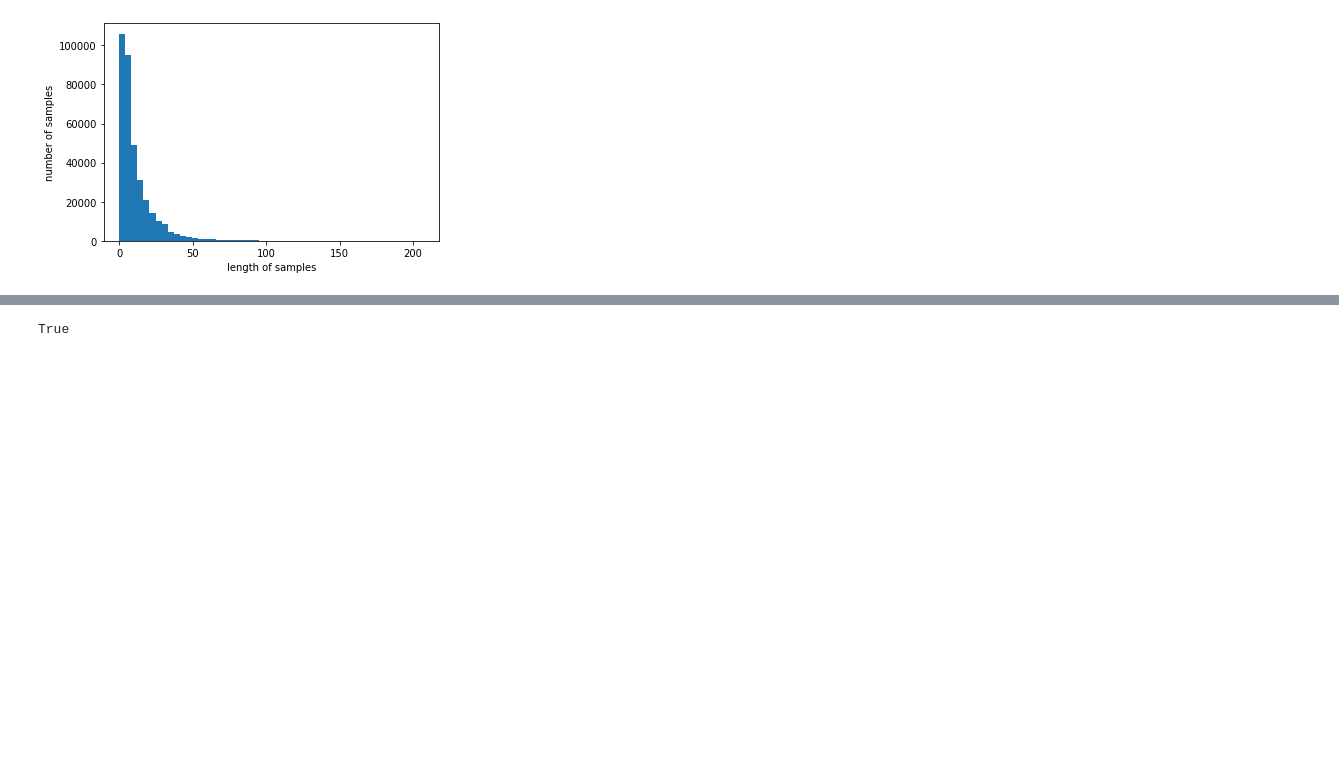
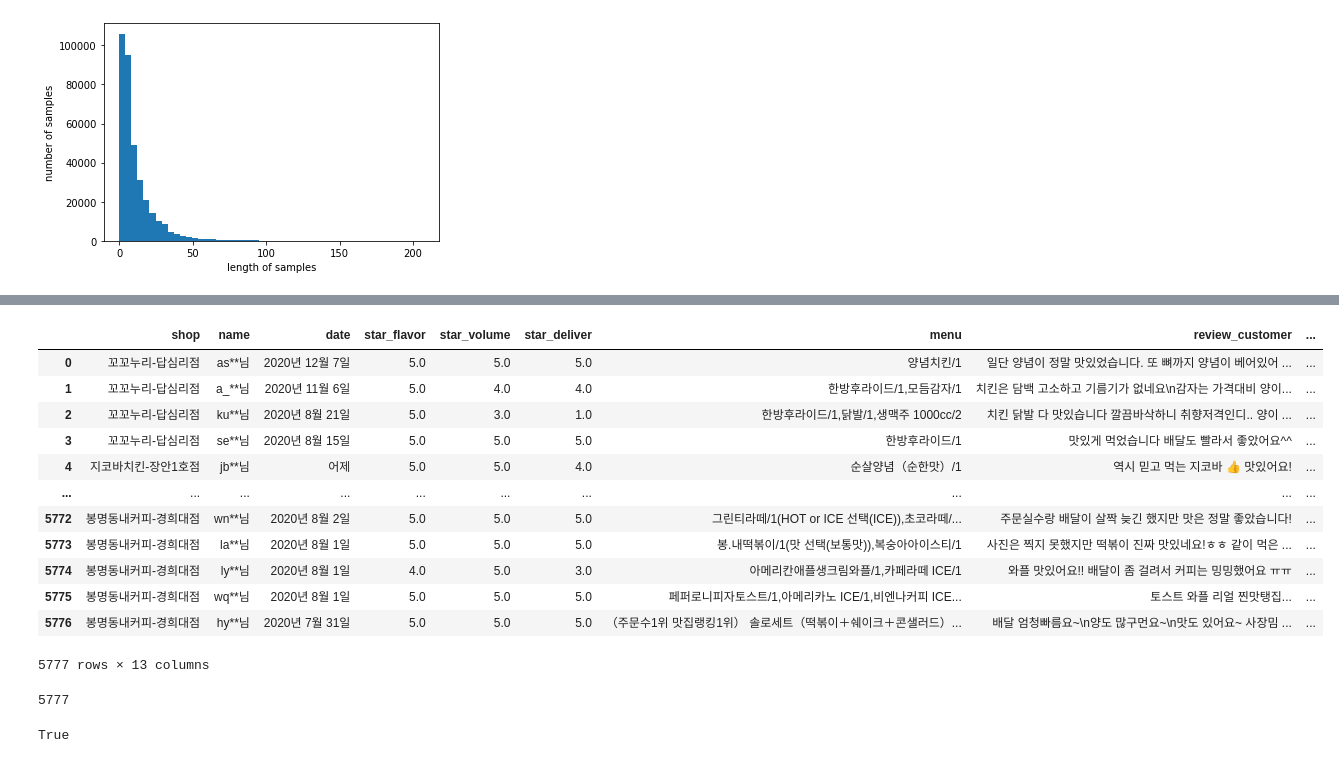
Before and after one commit to ckdrjs96/yogiyo, a Jupyter notebook: Untitled2.ipynb, the cells around one changed output, grey strips where cells are left out. Drawn from its saved outputs; the diff is of its cells as text; code cells hidden in the pictures; blank space fills up the shorter version.

```diff
--- a/Untitled2.ipynb
+++ b/Untitled2.ipynb
@@ -235,3 +294,23 @@ fin_test.to_csv(simPATH+'cat15_sim_v1.csv', index=False)
+# %%
+fin_test
+# %% [output]
+|  | shop | name | date | star_flavor | star_volume | star_deliver | menu | review_customer | ... |
+| 0 | 꼬꼬누리-답심리점 | as**님 | 2020년 12월 7일 | 5.0 | 5.0 | 5.0 | 양념치킨/1 | 일단 양념이 정말 맛있었습니다. 또 뼈까지 양념이 베어있어 ... | ... |
+| 1 | 꼬꼬누리-답심리점 | a_**님 | 2020년 11월 6일 | 5.0 | 4.0 | 4.0 | 한방후라이드/1,모듬감자/1 | 치킨은 담백 고소하고 기름기가 없네요\n감자는 가격대비 양이... | ... |
+| 2 | 꼬꼬누리-답심리점 | ku**님 | 2020년 8월 21일 | 5.0 | 3.0 | 1.0 | 한방후라이드/1,닭발/1,생맥주 1000cc/2 | 치킨 닭발 다 맛있습니다 깔끔바삭하니 취향저격인디.. 양이 ... | ... |
+| 3 | 꼬꼬누리-답심리점 | se**님 | 2020년 8월 15일 | 5.0 | 5.0 | 5.0 | 한방후라이드/1 | 맛있게 먹었습니다 배달도 빨라서 좋았어요^^ | ... |
+| 4 | 지코바치킨-장안1호점 | jb**님 | 어제 | 5.0 | 5.0 | 4.0 | 순살양념（순한맛）/1 | 역시 믿고 먹는 지코바 👍 맛있어요! | ... |
+| ... | ... | ... | ... | ... | ... | ... | ... | ... | ... |
+| 5772 | 봉명동내커피-경희대점 | wn**님 | 2020년 8월 2일 | 5.0 | 5.0 | 5.0 | 그린티라떼/1(HOT or ICE 선택(ICE)),초코라떼/... | 주문실수랑 배달이 살짝 늦긴 했지만 맛은 정말 좋았습니다! | ... |
+| 5773 | 봉명동내커피-경희대점 | la**님 | 2020년 8월 1일 | 5.0 | 5.0 | 5.0 | 봉.내떡볶이/1(맛 선택(보통맛)),복숭아아이스티/1 | 사진은 찍지 못했지만 떡볶이 진짜 맛있네요!ㅎㅎ 같이 먹은 ... | ... |
+| 5774 | 봉명동내커피-경희대점 | ly**님 | 2020년 8월 1일 | 4.0 | 5.0 | 3.0 | 아메리칸애플생크림와플/1,카페라떼 ICE/1 | 와플 맛있어요!! 배달이 좀 걸려서 커피는 밍밍했어요 ㅠㅠ | ... |
+| 5775 | 봉명동내커피-경희대점 | wq**님 | 2020년 8월 1일 | 5.0 | 5.0 | 5.0 | 페퍼로니피자토스트/1,아메리카노 ICE/1,비엔나커피 ICE... | 토스트 와플 리얼 찐맛탱집... | ... |
+| 5776 | 봉명동내커피-경희대점 | hy**님 | 2020년 7월 31일 | 5.0 | 5.0 | 5.0 | （주문수1위 맛집랭킹1위） 솔로세트（떡볶이＋쉐이크＋콘샐러드）... | 배달 엄청빠름요~\n양도 많구먼요~\n맛도 있어요~ 사장밈 ... | ... |
+5777 rows × 13 columns
+# %%
+len(cosine_similarities)
+# %% [output]
+5777
 # %%
 fin_test=None
 fin_test==None
```
Also changed, not shown: parts of 18 cells of this notebook, 2 other files.
